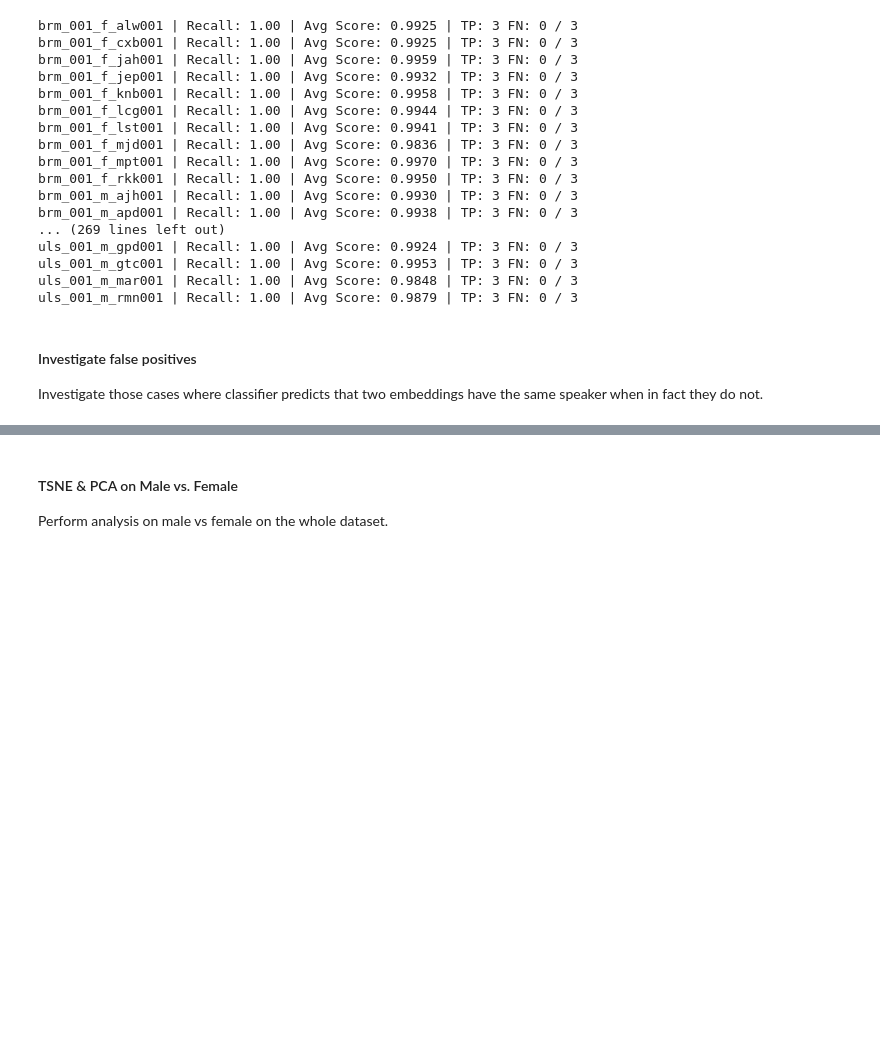
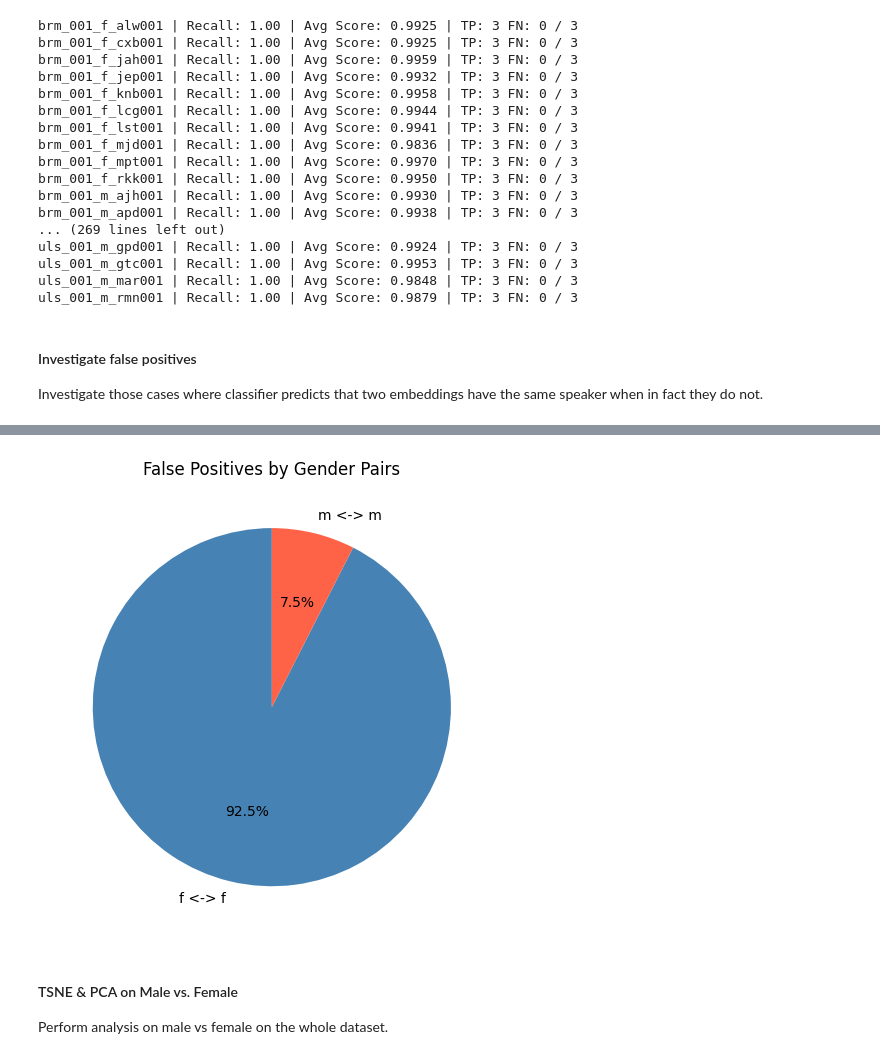
Before and after one commit to michael-vella/ARI5121_SpeechProject_Michael_Vella_code, a Jupyter notebook: core.ipynb, the cells around one changed output, grey strips where cells are left out. Drawn from its saved outputs; the diff is of its cells as text; code cells hidden in the pictures; blank space fills up the shorter version.

```diff
--- a/core.ipynb
+++ b/core.ipynb
@@ -501,66 +664,25 @@ Investigate those cases where classifier predicts that two embeddings have the s
 # %%
-from collections import Counter
-
-false_positives = [
-    e for e in comparisons
-    if e["score"] >= THRESHOLD and not e["same_speaker"]
-]
-
-print(f"Total False Positives: {len(false_positives)}")
-
-# --- Most confused speaker pairs ---
-fp_pairs = Counter(
-    tuple(sorted([e["speaker_one"], e["speaker_two"]]))
-    for e in false_positives
-)
-print("\nMost confused speaker pairs (top 10):")
-for (spk1, spk2), count in fp_pairs.most_common(10):
-    print(f"  {spk1} <-> {spk2} : {count} times")
-
-def get_accent(speaker_id):
-    return speaker_id.split("_")[0]
-
-def get_gender(speaker_id):
-    return speaker_id.split("_")[2]
-
-within_accent_fp = [
-    e for e in false_positives
-    if get_accent(e["speaker_one"]) == get_accent(e["speaker_two"])
-]
-cross_accent_fp = [
-    e for e in false_positives
-    if get_accent(e["speaker_one"]) != get_accent(e["speaker_two"])
-]
-
-print(f"\nFalse Positives within same accent : {len(within_accent_fp)}")
-print(f"False Positives across accents     : {len(cross_accent_fp)}")
-
-# --- Which accents produce the most FPs ---
-accent_fp_counter = Counter()
-for e in false_positives:
-    accent_fp_counter[get_accent(e["speaker_one"])] += 1
-    accent_fp_counter[get_accent(e["speaker_two"])] += 1
-
-print("\nAccents most involved in False Positives:")
-for accent, count in accent_fp_counter.most_common():
-    print(f"  {accent} : {count}")
-
-# --- Which accent pairs are most commonly confused ---
-accent_pair_counter = Counter(
-    tuple(sorted([get_accent(e["speaker_one"]), get_accent(e["speaker_two"])]))
-    for e in false_positives
-)
-print("\nMost confused accent pairs:")
-for (a1, a2), count in accent_pair_counter.most_common(50):
-    label = "within" if a1 == a2 else "cross"
-    print(f"  {a1} <-> {a2} ({label}) : {count} times")
-
-# --- Gender breakdown of FPs ---
 gender_pair_counter = Counter(
     tuple(sorted([get_gender(e["speaker_one"]), get_gender(e["speaker_two"])]))
     for e in false_positives
 )
-print("\nGender pairs in False Positives:")
-for (g1, g2), count in gender_pair_counter.most_common():
-    print(f"  {g1} <-> {g2} : {count}")
+top_pairs = gender_pair_counter.most_common()
+
+labels = [f"{g1} <-> {g2}" for (g1, g2), _ in top_pairs]
+counts = [count for _, count in top_pairs]
+colors = ["steelblue", "tomato", "mediumpurple"]
+
+plt.figure(figsize=(6, 5))
+plt.pie(
+    counts,
+    labels=labels,
+    colors=colors[:len(counts)],
+    autopct="%1.1f%%",  # show percentage in each slice
+    startangle=90
+)
+
+plt.title("False Positives by Gender Pairs")
+plt.tight_layout()
+plt.savefig("images/fp_by_gender_pair_piechart.png", dpi=150)
+plt.show()
 # %% [output]
@@ -584,3 +689,4 @@ Gender pairs in False Positives:
+[figure, added]
 # %% [markdown]
 #### TSNE & PCA on Male vs. Female
 
```
Also changed, not shown: parts of 20 cells of this notebook, 7 other files.
